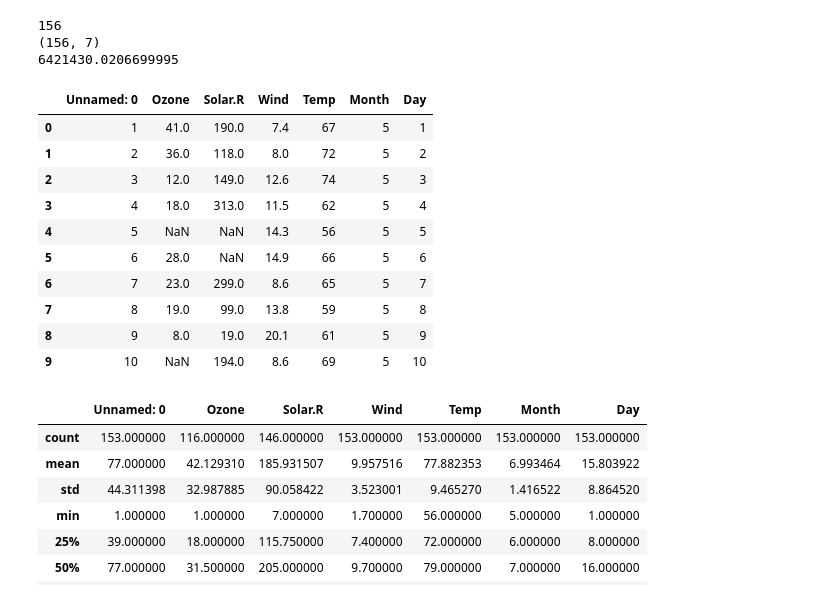
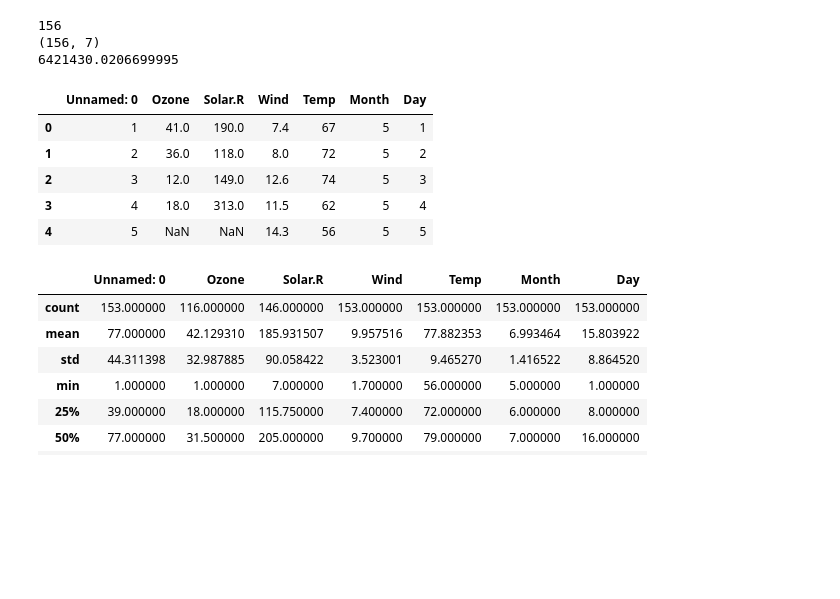
Before and after one commit to youngho-cho1/Soldesk, a Jupyter notebook: Python/analysis/bigdata/Type1a.ipynb, the cells around one changed output. Drawn from its saved outputs; the diff is of its cells as text; code cells hidden in the pictures; blank space fills up the shorter version.

```diff
--- a/Python/analysis/bigdata/Type1a.ipynb
+++ b/Python/analysis/bigdata/Type1a.ipynb
@@ -141,19 +140,14 @@ print(df[condition]['charges'].sum())
 # Data: ./data/airquality.csv  Answer: 3.90557
 # %%
 df = pd.read_csv('./data/airquality.csv')
-df.head(10)
+df.head()
 # %% [output]
 |  | Unnamed: 0 | Ozone | Solar.R | Wind | Temp | Month | Day |
 | 0 | 1 | 41.0 | 190.0 | 7.4 | 67 | 5 | 1 |
 | 1 | 2 | 36.0 | 118.0 | 8.0 | 72 | 5 | 2 |
 | 2 | 3 | 12.0 | 149.0 | 12.6 | 74 | 5 | 3 |
 | 3 | 4 | 18.0 | 313.0 | 11.5 | 62 | 5 | 4 |
 | 4 | 5 | NaN | NaN | 14.3 | 56 | 5 | 5 |
-| 5 | 6 | 28.0 | NaN | 14.9 | 66 | 5 | 6 |
-| 6 | 7 | 23.0 | 299.0 | 8.6 | 65 | 5 | 7 |
-| 7 | 8 | 19.0 | 99.0 | 13.8 | 59 | 5 | 8 |
-| 8 | 9 | 8.0 | 19.0 | 20.1 | 61 | 5 | 9 |
-| 9 | 10 | NaN | 194.0 | 8.6 | 69 | 5 | 10 |
 # %%
 df.describe()
 # %% [output]
```
Also changed, not shown: parts of 47 cells of this notebook.
